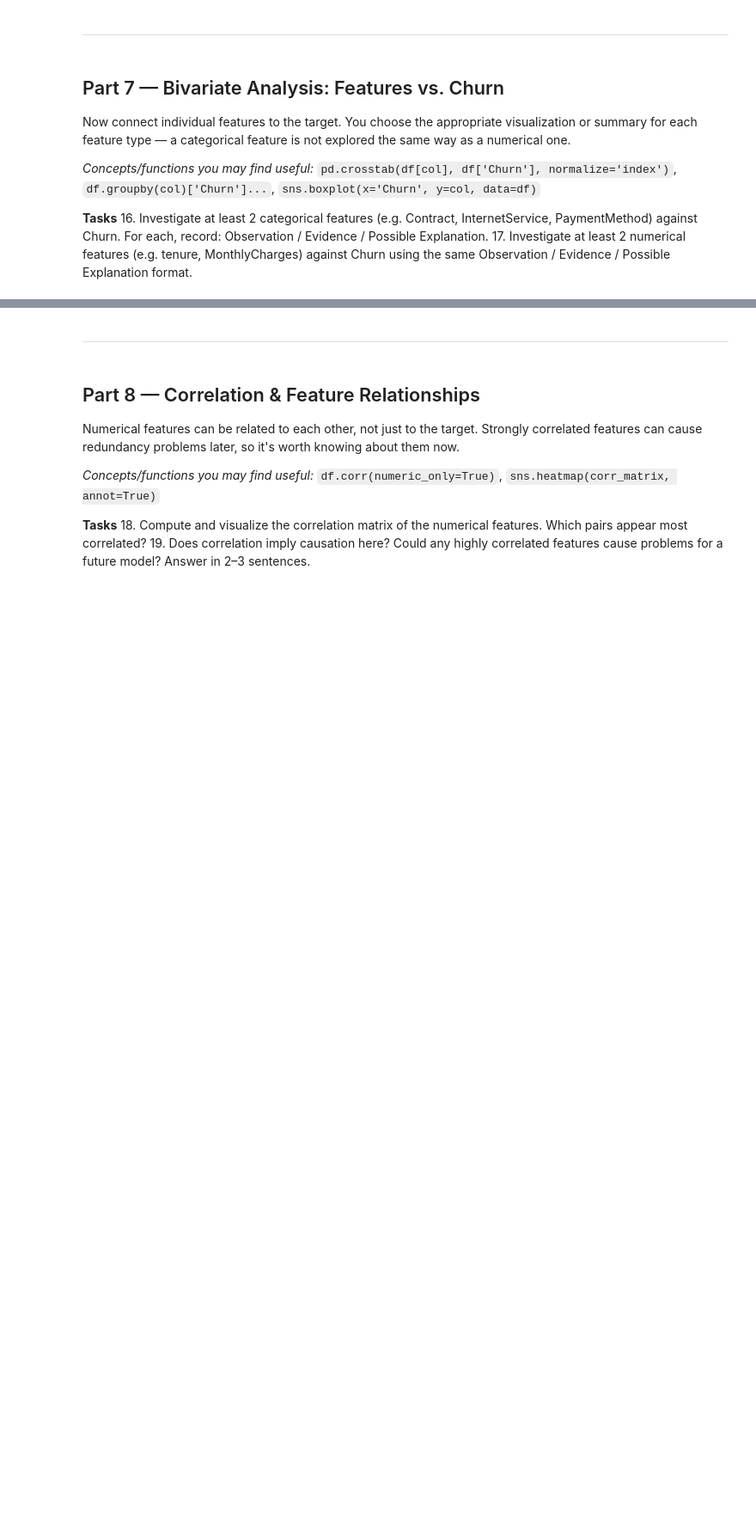
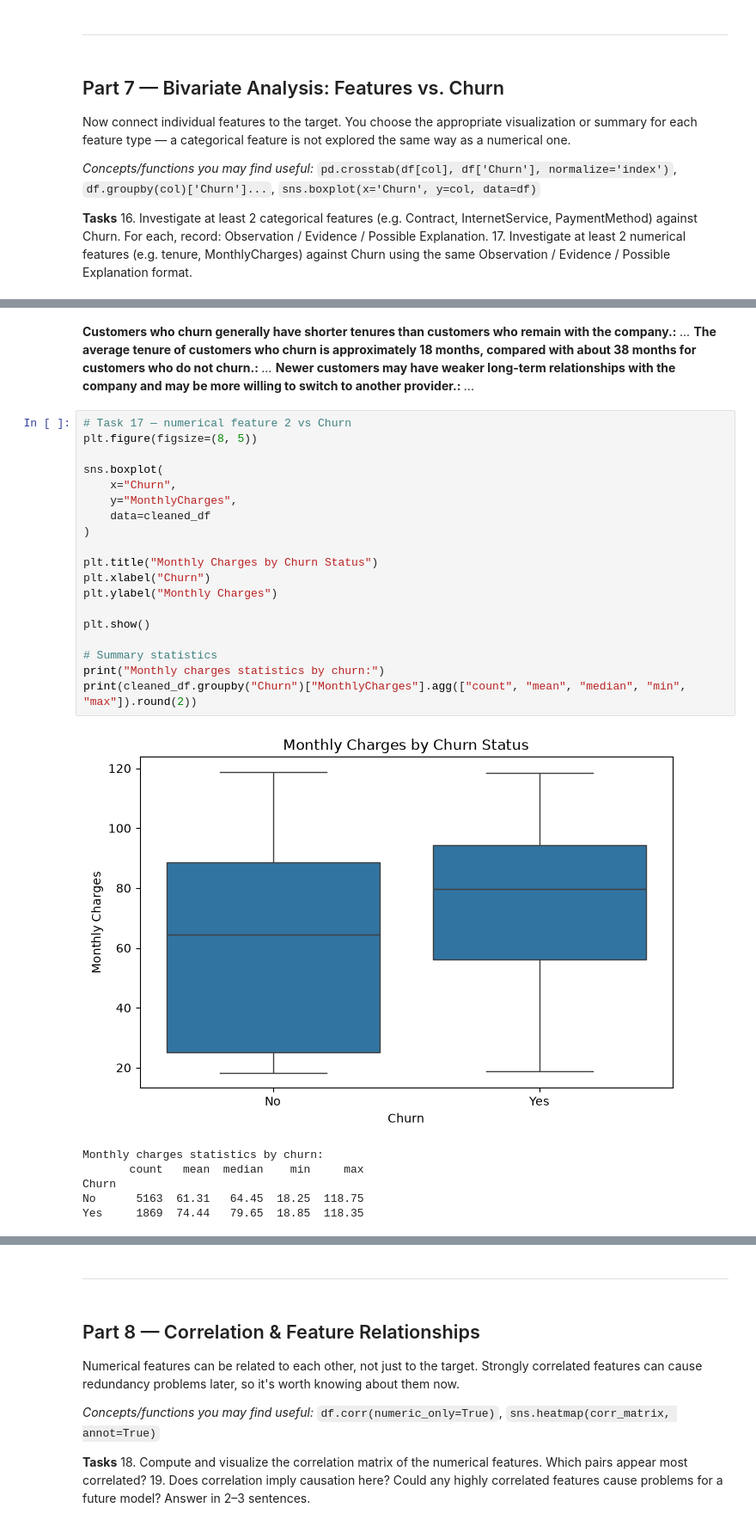
Before and after one commit to waqas309/ML-Lab-Lab02, a Jupyter notebook: Lab2_Data_Cleaning_EDA_Template.ipynb, the cells around one changed output, grey strips where cells are left out. Shown at 86% size. Cells and saved outputs as stored; diff of their text form; blank space fills up the shorter version.

```diff
--- a/Lab2_Data_Cleaning_EDA_Template.ipynb
+++ b/Lab2_Data_Cleaning_EDA_Template.ipynb
@@ -509,0 +582,30 @@ Now connect individual features to the target. You choose the appropriate visual
+# %% [markdown]
+**Customers who churn generally have shorter tenures than customers who remain with the company.:** _..._
+**The average tenure of customers who churn is approximately 18 months, compared with about 38 months for customers who do not churn.:** _..._
+**Newer customers may have weaker long-term relationships with the company and may be more willing to switch to another provider.:** _..._
+# %%
+# Task 17 — numerical feature 2 vs Churn
+plt.figure(figsize=(8, 5))
+
+sns.boxplot(
+    x="Churn",
+    y="MonthlyCharges",
+    data=cleaned_df
+)
+
+plt.title("Monthly Charges by Churn Status")
+plt.xlabel("Churn")
+plt.ylabel("Monthly Charges")
+
+plt.show()
+
+# Summary statistics
+print("Monthly charges statistics by churn:")
+print(cleaned_df.groupby("Churn")["MonthlyCharges"].agg(["count", "mean", "median", "min", "max"]).round(2))
+# %% [output]
+[figure, added]
+Monthly charges statistics by churn:
+       count   mean  median    min     max
+Churn
+No      5163  61.31   64.45  18.25  118.75
+Yes     1869  74.44   79.65  18.85  118.35
```
Also changed, not shown: parts of 14 cells of this notebook.
